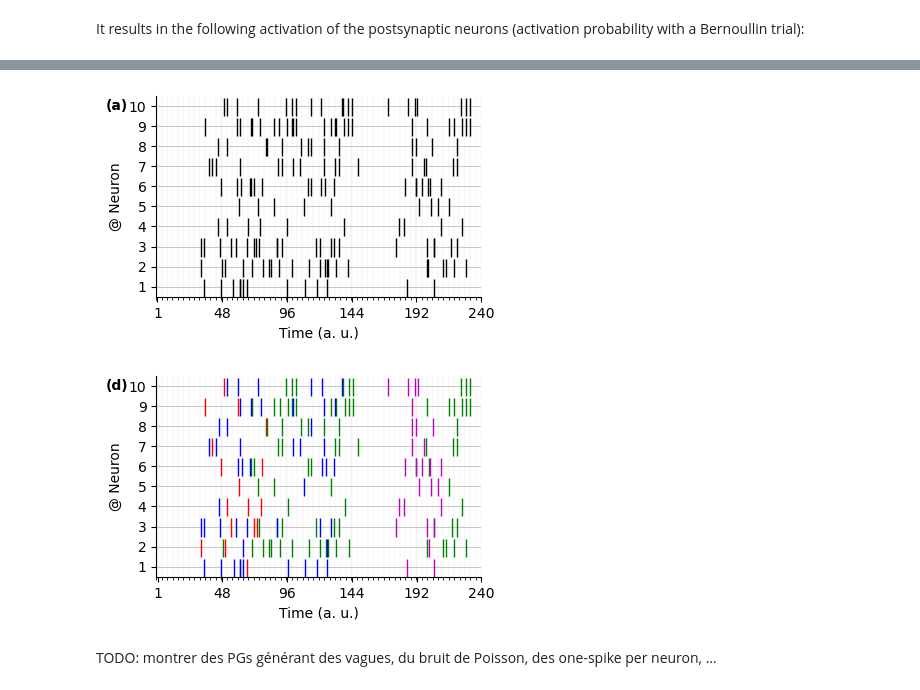
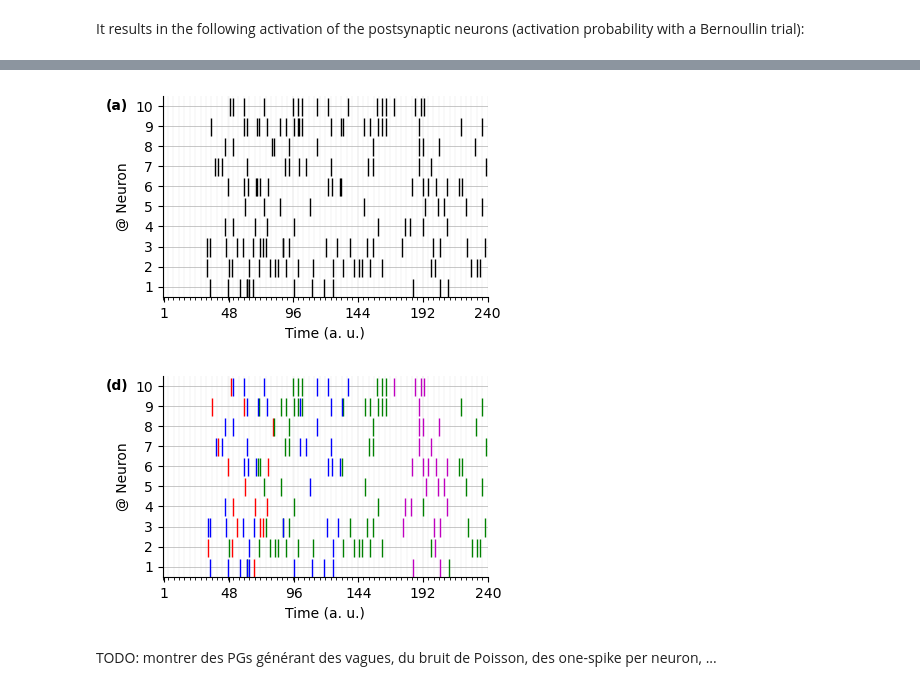
Before and after one commit to SpikeAI/TemporallyHeterogeneousConnections, a Jupyter notebook: dev/2022-11-30_ABCD_BiolCyb.ipynb, the cells around one changed output, grey strips where cells are left out. Cells and saved outputs as stored; diff of their text form; code cells hidden in the pictures.

```diff
--- a/dev/2022-11-30_ABCD_BiolCyb.ipynb
+++ b/dev/2022-11-30_ABCD_BiolCyb.ipynb
@@ -73,10 +73,10 @@ from dataclasses import dataclass, asdict, field
 @dataclass
 class Params:
     datetag: str = datetag
-    N_pre: int = 144 # number of presynaptic inputs
+    N_pre: int = 128 # number of presynaptic inputs
     N_PG_time: int = 71 # number of timesteps in PG, must be a odd number for convolutions
-    N_PGs: int = 35 # number of polychronous groups
-    E_PG: float = 4. # excitability range of PGs
+    N_PGs: int = 144 # number of polychronous groups
+    E_PG: float = 14. # excitability range of PGs
     p_PG: float = .005 # ratio of non-zero coefficients in PGs
     tau_decay: float = .4 # time constant for the decay of the PG enveloppe
     tau_rise: float = .05 # time constant for the rise of the PG enveloppe
@@ -318,10 +318,10 @@ class ABCD:
             for side in ['top', 'right']: ax.spines[side].set_visible(False)
             #ax.set_xticks([0, self.opt.N_PG_time//2, self.opt.N_PG_time-1])
             ax.set_xticks([1, self.opt.N_PG_time//3, (self.opt.N_PG_time*2)//3])
+            # ax.set_xticklabels([0, (self.opt.N_PG_time//2), (self.opt.N_PG_time)])
             ax.xaxis.set_minor_locator(matplotlib.ticker.AutoMinorLocator(self.opt.N_PG_time//4))
             #ax.xaxis.set_minor_locator(AutoMinorLocator(4))
             #ax.set_xticklabels([-(self.opt.N_PG_time//2), 0, self.opt.N_PG_time//2])
-            ax.set_xticklabels([0, (self.opt.N_PG_time//2), (self.opt.N_PG_time)])
             # ax.grid(True, axis='y', linestyle='-', lw=1)
             # ax.grid(True, axis='x', which='both', linestyle='-', lw=.1)
 
@@ -491,8 +497,8 @@ b = torch.zeros(b.shape)
 b[0, 0,  50] = True
 b[0, 3, 180] = True
 b[0, 1,  72] = True
-b[0, 1, 201] = True
-b[0, 1, 114] = True
+b[0, 1, 134] = True
+b[0, 1, 221] = True
 b[0, 2,  42] = True
 b[0, 2, 104] = True
 b.shape
@@ -523,6 +529,6 @@ fig, ax = env_fig1.plot_b(b, colors=colors, yticks=env_fig1.opt.N_PGs)
 # %%
 shift = -0.12
-fig, ax = env_fig1.plot_b(b, colors=colors, figsize=figsize, subplotpars=subplotpars_fig1, yticks=env_fig1.opt.N_PGs)
+fig, ax = env_fig1.plot_b(b, colors=colors, subplotpars=subplotpars_fig1, yticks=env_fig1.opt.N_PGs)
 fig.text(shift/2, 0.95,'(c)', horizontalalignment='center', verticalalignment='center', weight='bold')
 
 if not figpath is None: printfig(fig, 'THC_1c')
@@ -537,20 +543,20 @@ env_fig1.opt.N_pre, a.shape, b.shape
 # %%
 a = env_fig1.draw_a(b, PG)
 # %%
-shift = -0.12
+shift = -0.14
 for suff in ['_k', '']:
-    fig, ax = env_fig1.plot_a(a, b, PG, colors=colors if suff=='' else ['k'], figsize=figsize, subplotpars=subplotpars_fig1, yticks=env_fig1.opt.N_pre)
+    fig, ax = env_fig1.plot_a(a, b, PG, colors=colors if suff=='' else ['k'], subplotpars=subplotpars_fig1, yticks=env_fig1.opt.N_pre)
 
     if not figpath is None:
         fig.text(shift, 0.95, '(a)' if suff=='_k' else '(d)', horizontalalignment='center', verticalalignment='center', weight='bold')
         printfig(fig, 'THC_1a' + suff)
     else:
         fig.text(0.05, 0.95,'(before)' if suff=='_k' else '(after)', horizontalalignment='center', verticalalignment='center', weight='bold')
 
     plt.show()
 # %% [output]
-[figure, old version]
+[figure, new version]
-[figure, old version]
+[figure, new version]
 # %% [markdown]
 TODO: montrer des PGs générant des vagues, du bruit de Poisson, des one-spike per neuron, ...
 # %% [markdown]
```
Also changed, not shown: parts of 32 cells of this notebook.
